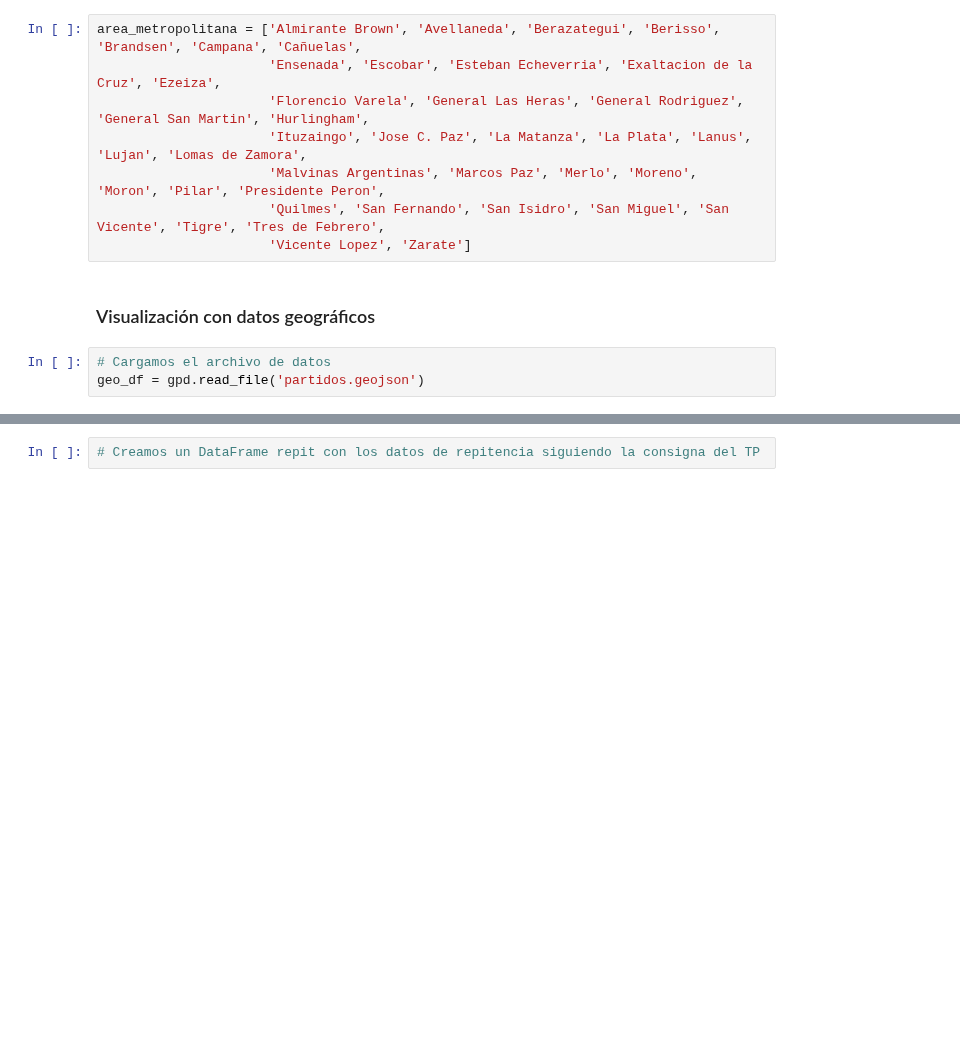
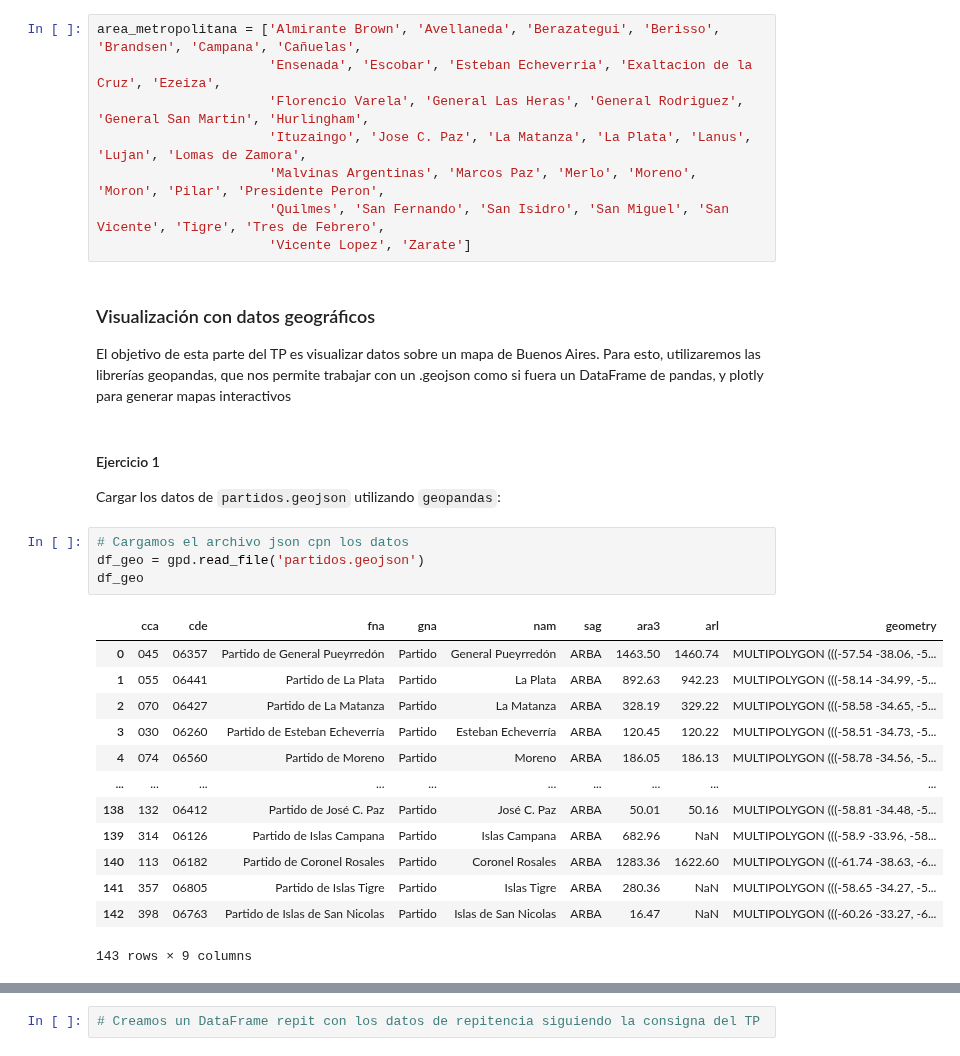
Before and after one commit to rodricoppa/TP1-LDD, a Jupyter notebook: TP_1.ipynb, the cells around one changed output, grey strips where cells are left out. Saved outputs shown, nothing was run; the diff lists cells and outputs as text; blank space fills up the shorter version.

```diff
--- a/TP_1.ipynb
+++ b/TP_1.ipynb
@@ -359,6 +361,26 @@ area_metropolitana = ['Almirante Brown', 'Avellaneda', 'Berazategui', 'Berisso',
                       'Vicente Lopez', 'Zarate']
 # %% [markdown]
 ### Visualización con datos geográficos
+
+El objetivo de esta parte del TP es visualizar datos sobre un mapa de Buenos Aires. Para esto, utilizaremos las librerías geopandas, que nos permite trabajar con un .geojson como si fuera un DataFrame de pandas, y plotly para generar mapas interactivos
+# %% [markdown]
+#### Ejercicio 1
+Cargar los datos de `partidos.geojson` utilizando `geopandas`:
 # %%
-# Cargamos el archivo de datos
-geo_df = gpd.read_file('partidos.geojson')
+# Cargamos el archivo json cpn los datos
+df_geo = gpd.read_file('partidos.geojson')
+df_geo
+# %% [output]
+|  | cca | cde | fna | gna | nam | sag | ara3 | arl | geometry |
+| 0 | 045 | 06357 | Partido de General Pueyrredón | Partido | General Pueyrredón | ARBA | 1463.50 | 1460.74 | MULTIPOLYGON (((-57.54 -38.06, -5... |
+| 1 | 055 | 06441 | Partido de La Plata | Partido | La Plata | ARBA | 892.63 | 942.23 | MULTIPOLYGON (((-58.14 -34.99, -5... |
+| 2 | 070 | 06427 | Partido de La Matanza | Partido | La Matanza | ARBA | 328.19 | 329.22 | MULTIPOLYGON (((-58.58 -34.65, -5... |
+| 3 | 030 | 06260 | Partido de Esteban Echeverría | Partido | Esteban Echeverría | ARBA | 120.45 | 120.22 | MULTIPOLYGON (((-58.51 -34.73, -5... |
+| 4 | 074 | 06560 | Partido de Moreno | Partido | Moreno | ARBA | 186.05 | 186.13 | MULTIPOLYGON (((-58.78 -34.56, -5... |
+| ... | ... | ... | ... | ... | ... | ... | ... | ... | ... |
+| 138 | 132 | 06412 | Partido de José C. Paz | Partido | José C. Paz | ARBA | 50.01 | 50.16 | MULTIPOLYGON (((-58.81 -34.48, -5... |
+| 139 | 314 | 06126 | Partido de Islas Campana | Partido | Islas Campana | ARBA | 682.96 | NaN | MULTIPOLYGON (((-58.9 -33.96, -58... |
+| 140 | 113 | 06182 | Partido de Coronel Rosales | Partido | Coronel Rosales | ARBA | 1283.36 | 1622.60 | MULTIPOLYGON (((-61.74 -38.63, -6... |
+| 141 | 357 | 06805 | Partido de Islas Tigre | Partido | Islas Tigre | ARBA | 280.36 | NaN | MULTIPOLYGON (((-58.65 -34.27, -5... |
+| 142 | 398 | 06763 | Partido de Islas de San Nicolas | Partido | Islas de San Nicolas | ARBA | 16.47 | NaN | MULTIPOLYGON (((-60.26 -33.27, -6... |
+143 rows × 9 columns
```
Also changed, not shown: parts of 35 cells of this notebook.
